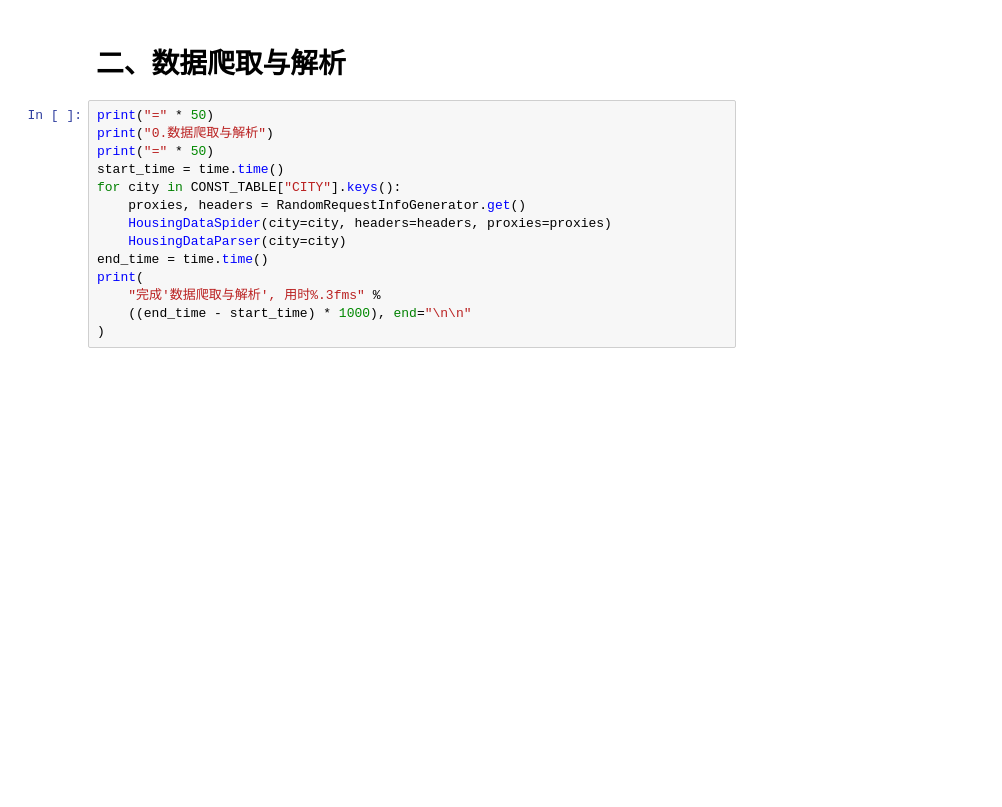
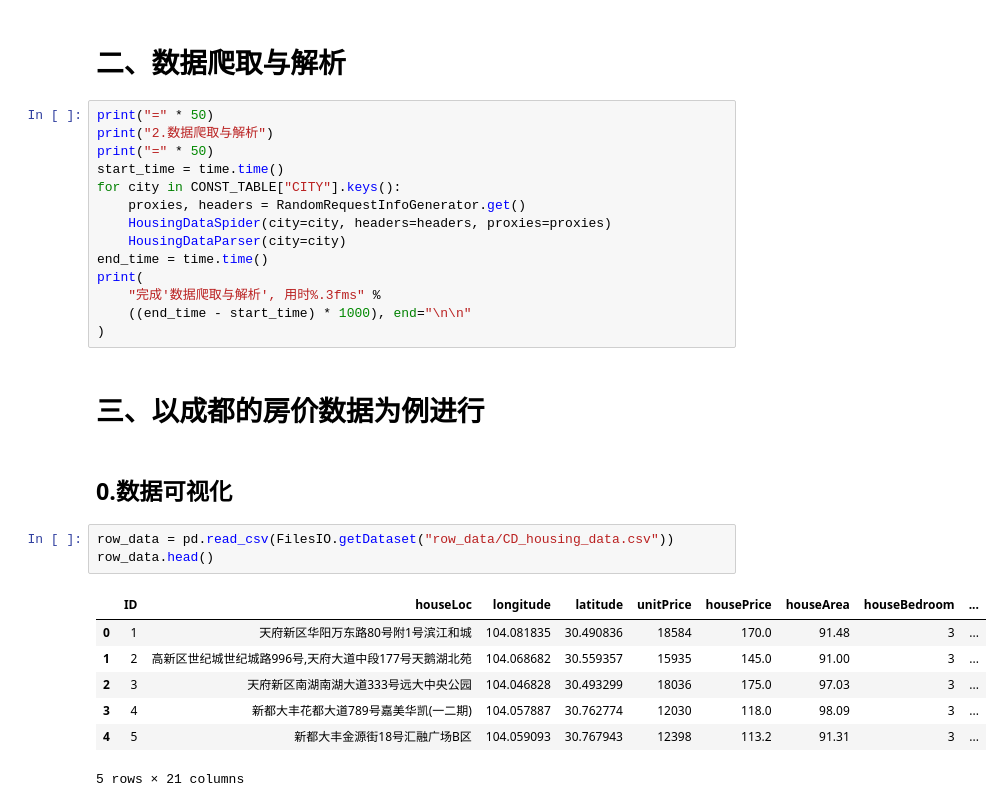
Before and after one commit to FantasySilence/DataAnalysisFinal, a Jupyter notebook: main_mymodule.ipynb, the cells around one changed output. Drawn from its saved outputs; the diff is of its cells as text; blank space fills up the shorter version.

```diff
--- a/main_mymodule.ipynb
+++ b/main_mymodule.ipynb
@@ -25,7 +42,7 @@ print(
 # 二、数据爬取与解析
 # %%
 print("=" * 50)
-print("0.数据爬取与解析")
+print("2.数据爬取与解析")
 print("=" * 50)
 start_time = time.time()
 for city in CONST_TABLE["CITY"].keys():
@@ -37,3 +54,18 @@ print(
     "完成'数据爬取与解析', 用时%.3fms" %
     ((end_time - start_time) * 1000), end="\n\n"
 )
+# %% [markdown]
+# 三、以成都的房价数据为例进行
+# %% [markdown]
+## 0.数据可视化
+# %%
+row_data = pd.read_csv(FilesIO.getDataset("row_data/CD_housing_data.csv"))
+row_data.head()
+# %% [output]
+|  | ID | houseLoc | longitude | latitude | unitPrice | housePrice | houseArea | houseBedroom | ... |
+| 0 | 1 | 天府新区华阳万东路80号附1号滨江和城 | 104.081835 | 30.490836 | 18584 | 170.0 | 91.48 | 3 | ... |
+| 1 | 2 | 高新区世纪城世纪城路996号,天府大道中段177号天鹅湖北苑 | 104.068682 | 30.559357 | 15935 | 145.0 | 91.00 | 3 | ... |
+| 2 | 3 | 天府新区南湖南湖大道333号远大中央公园 | 104.046828 | 30.493299 | 18036 | 175.0 | 97.03 | 3 | ... |
+| 3 | 4 | 新都大丰花都大道789号嘉美华凯(一二期) | 104.057887 | 30.762774 | 12030 | 118.0 | 98.09 | 3 | ... |
+| 4 | 5 | 新都大丰金源街18号汇融广场B区 | 104.059093 | 30.767943 | 12398 | 113.2 | 91.31 | 3 | ... |
+5 rows × 21 columns
```
Also changed, not shown: parts of 10 cells of this notebook.
